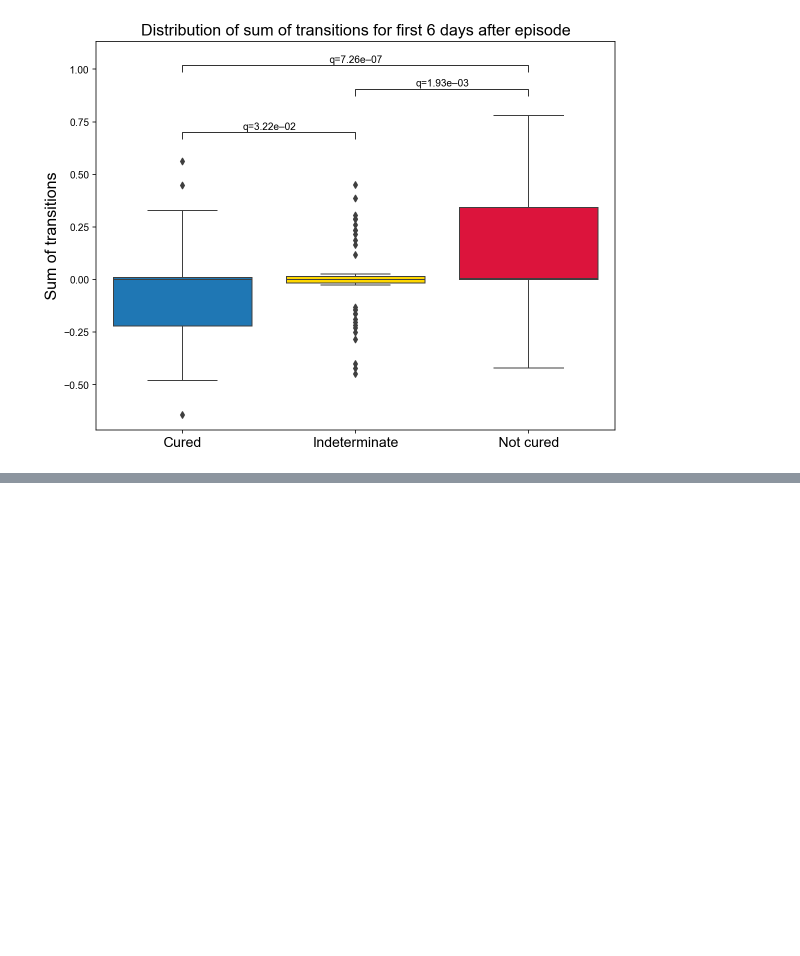
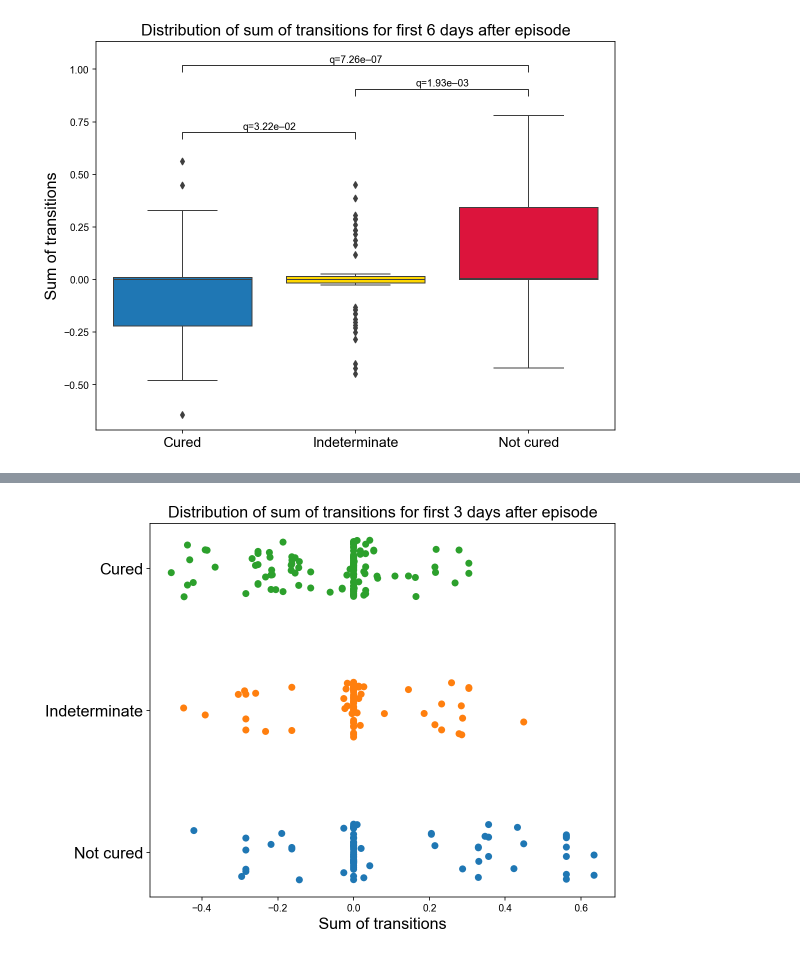
Before and after one commit to NUSCRIPT/CarpeDiem, a Jupyter notebook: narrative/10_VAP_transitions.ipynb, the cells around one changed output, grey strips where cells are left out. Saved outputs shown, nothing was run; the diff lists cells and outputs as text; code cells hidden in the pictures; blank space fills up the shorter version.

```diff
--- a/narrative/10_VAP_transitions.ipynb
+++ b/narrative/10_VAP_transitions.ipynb
@@ -266,0 +294,4 @@ vap_transitions(df, 6)
+# %%
+transtion_sums(df, 3);
+# %% [output]
+[figure, added]
```
Also changed, not shown: parts of 77 cells of this notebook, 8 other files.
